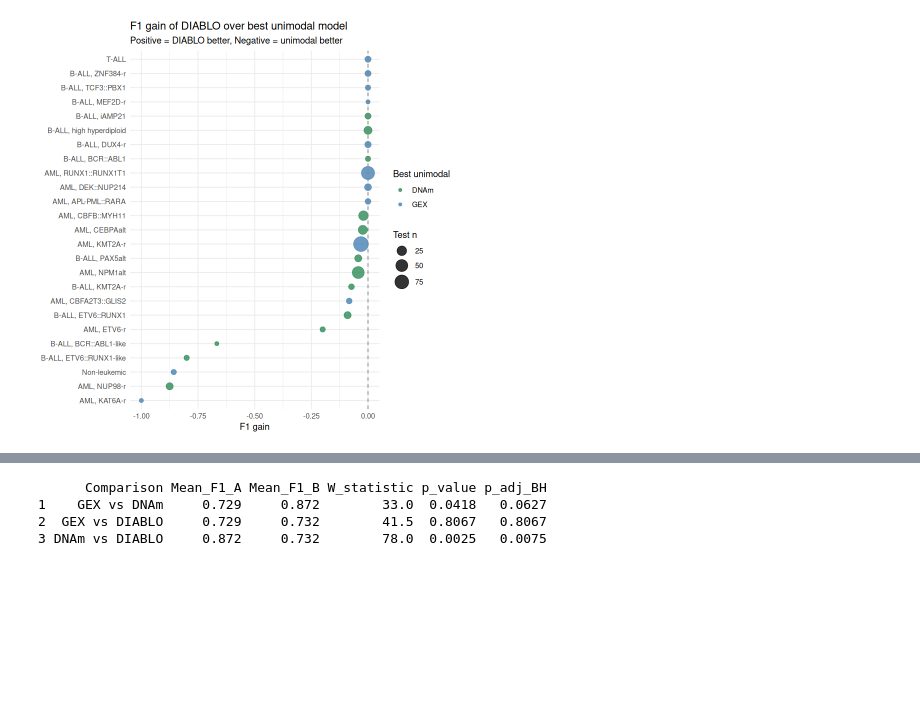
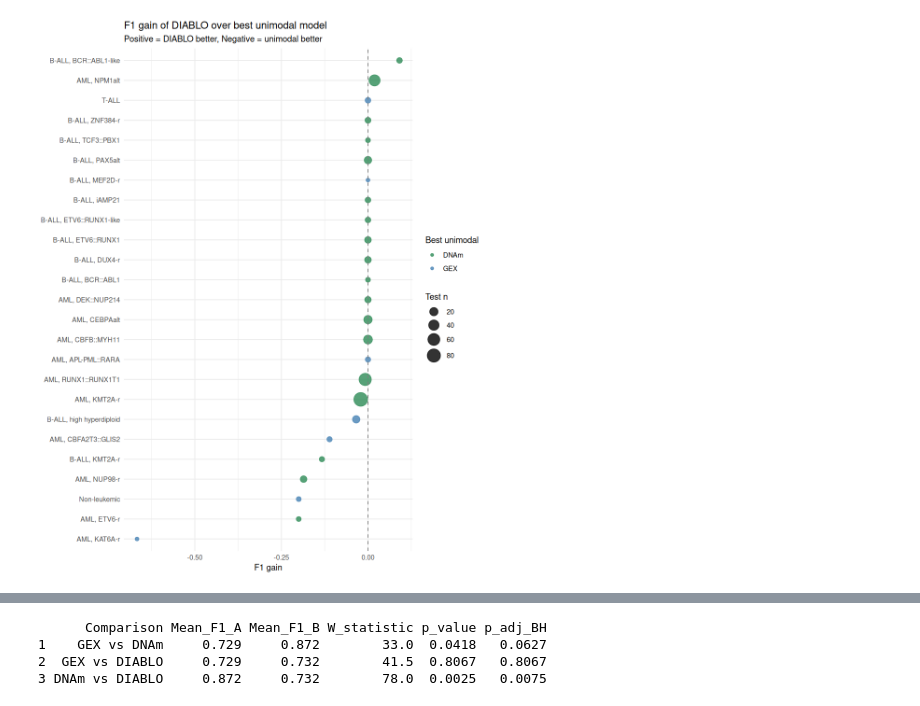
Before and after one commit to Molmed/pallas, a Jupyter notebook: R/mixomics_evaluate_model.ipynb, the cells around one changed output, grey strips where cells are left out. Cells and saved outputs as stored; diff of their text form; code cells hidden in the pictures; blank space fills up the shorter version.

```diff
--- a/R/mixomics_evaluate_model.ipynb
+++ b/R/mixomics_evaluate_model.ipynb
@@ -10,14 +11,15 @@ library(BiocParallel)
 # %%
 DATA_DIR <- "/home/mariya/Data/pallas"
-MIXOMICS_DIR <- file.path(DATA_DIR, "mixOmics/keepX_200")
-PREDICTIONS_OUTPUT_DIR <- file.path(MIXOMICS_DIR, "predictions/keepX_200")
+MIXOMICS_DIR <- file.path(DATA_DIR, "mixOmics/models_20260625_keepX100")
+PREDICTIONS_OUTPUT_DIR <- "/home/mariya/Development/pallas/reports/output/predictions/bimodal"
+REPORT_OUTPUT_DIR <- "/home/mariya/Development/pallas/reports/output/evaluation/bimodal"
 
 DATA_DIR <- file.path(DATA_DIR, "mlomix_datasets")
 
-TRAIN_DATA_DIR <- file.path(DATA_DIR, "train-bimodal")
+TRAIN_DATA_DIR <- file.path(DATA_DIR, "train-bimodal-reduced")
 TRAIN_LABELS_FILE <- file.path(TRAIN_DATA_DIR, "labels.csv")
 
-TEST_DATA_DIR <- file.path(DATA_DIR, "test-bimodal")
+TEST_DATA_DIR <- file.path(DATA_DIR, "test-bimodal-reduced")
 METH_TEST_FILE <- file.path(TEST_DATA_DIR, "features.dnam.csv")
 GEX_TEST_FILE <- file.path(TEST_DATA_DIR, "features.gex.csv")
 LABELS_TEST_FILE <- file.path(TEST_DATA_DIR, "labels.csv")
@@ -299,24 +304,28 @@ ggplot(f1_plot_df,
 # %%
 f1_wide <- f1_wide |>
   mutate(
     Best_unimodal    = pmax(GEX, DNAm),
     DIABLO_gain      = DIABLO - Best_unimodal,
     Best_unimodal_name = ifelse(GEX >= DNAm, "GEX", "DNAm")
   )
 
 ggplot(f1_wide, aes(x = DIABLO_gain,
-                     y = reorder(Class, DIABLO_gain),
-                     colour = Best_unimodal_name,
-                     size = n)) +
+                    y = reorder(Class, DIABLO_gain),
+                    colour = Best_unimodal_name,
+                    size = n_test)) +
   geom_point(alpha = 0.8) +
   geom_vline(xintercept = 0, linetype = "dashed", colour = "grey50") +
   scale_colour_manual(values = c(GEX = "steelblue", DNAm = "seagreen"),
                       name = "Best unimodal") +
   scale_size_continuous(range = c(2, 8), name = "Test n") +
   labs(title    = "F1 gain of DIABLO over best unimodal model",
        subtitle = "Positive = DIABLO better, Negative = unimodal better",
        x = "F1 gain", y = NULL) +
   theme_minimal()
+
+  # Save as svg
+ggsave(file.path(REPORT_OUTPUT_DIR, "diablo_gain_plot.svg"),
+       width = 8, height = 6, units = "in")
 # %% [output]
-[figure, old version]
+[figure, new version]
 # %%
```
Also changed, not shown: parts of 15 cells of this notebook, 13 other files.
